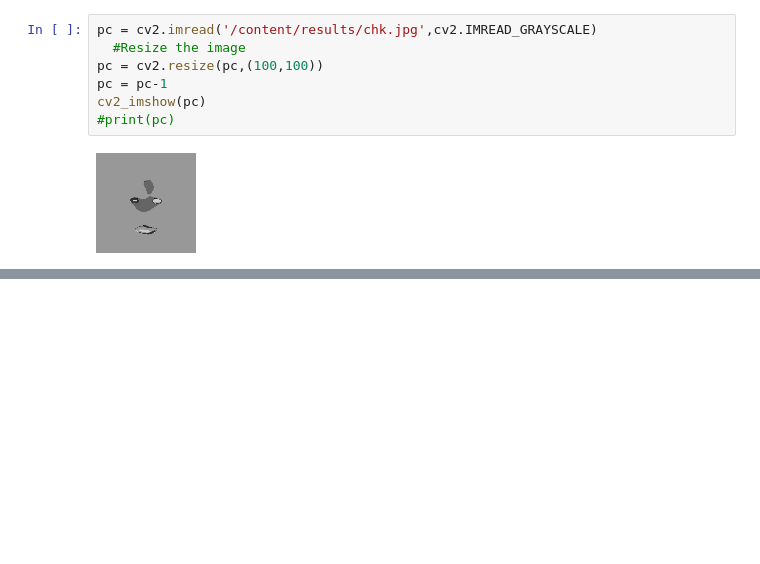
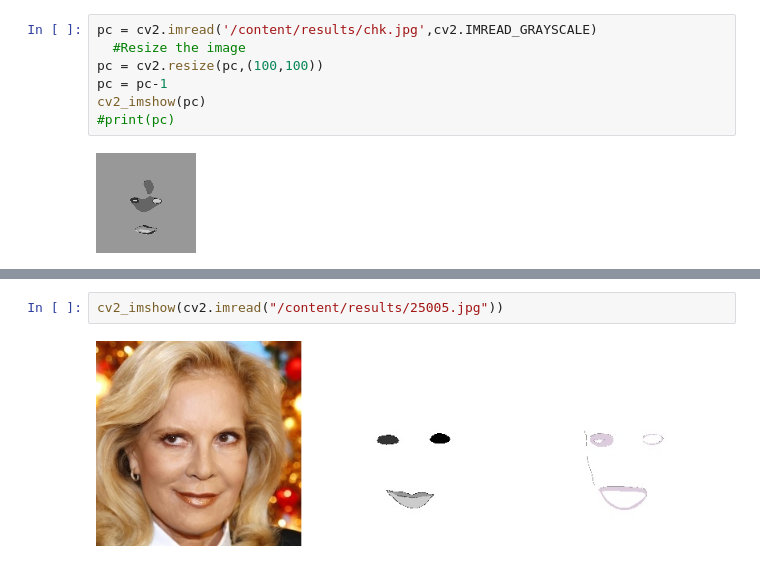
Before and after one commit to Akashsampangirama/ImageML, a Jupyter notebook: TensorFlow_ImageSegmentation.ipynb, the cells around one changed output, grey strips where cells are left out. Drawn from its saved outputs; the diff is of its cells as text; blank space fills up the shorter version.

```diff
--- a/TensorFlow_ImageSegmentation.ipynb
+++ b/TensorFlow_ImageSegmentation.ipynb
@@ -486,0 +487,4 @@ cv2_imshow(pc)
+# %%
+cv2_imshow(cv2.imread("/content/results/25005.jpg"))
+# %% [output]
+[figure, added]
```
Also changed, not shown: parts of 5 cells of this notebook.
